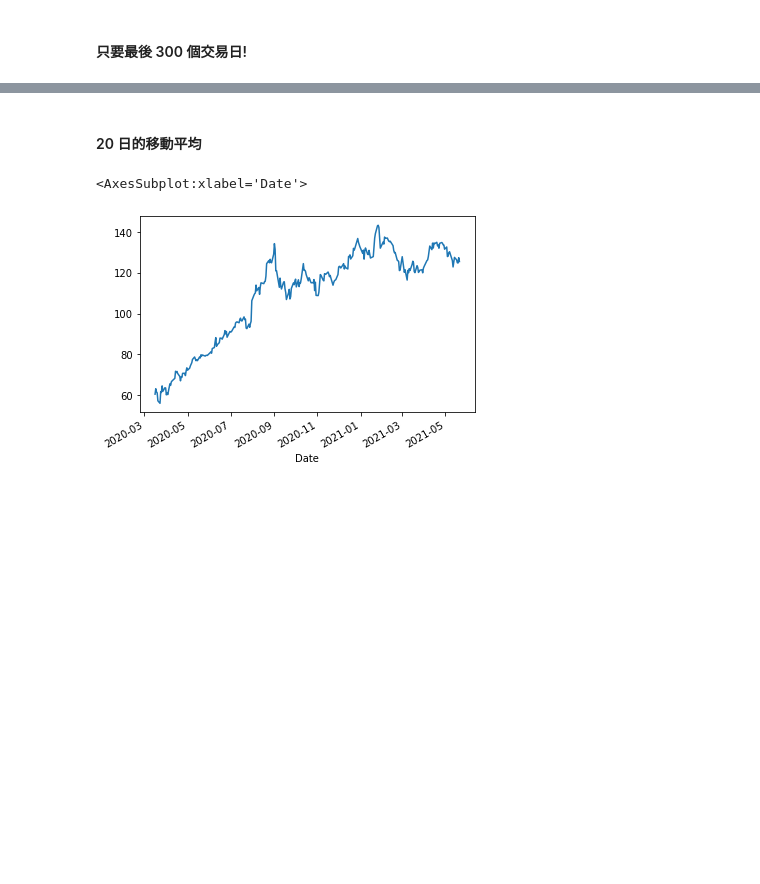
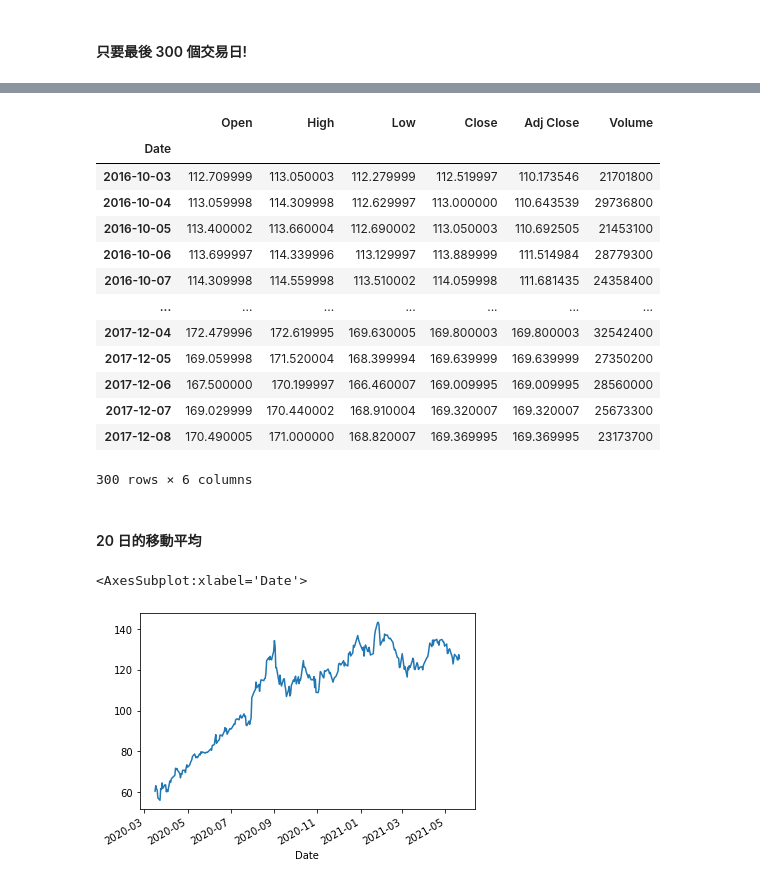
Before and after one commit to nelsonchchang/IMLP, a Jupyter notebook: Unit02/2.2.2_Pandas數據分析.ipynb, the cells around one changed output, grey strips where cells are left out. Saved outputs shown, nothing was run; the diff lists cells and outputs as text; code cells hidden in the pictures; blank space fills up the shorter version.

```diff
--- a/Unit02/2.2.2_Pandas數據分析.ipynb
+++ b/Unit02/2.2.2_Pandas數據分析.ipynb
@@ -327,3 +332,3 @@ df = pdr.get_data_yahoo('AAPL')
 # %%
 # 為防止網路有問題, 我們把這個檔案以 aapl.csv 存起來, 可以這樣讀入。
-# df = pd.read_csv('data/aapl.csv', index_col="Date")
+df = pd.read_csv('/content/drive/MyDrive/Python ML/Unit02/data/aapl.csv', index_col="Date")
@@ -357,3 +347,21 @@ df = pdr.get_data_yahoo('AAPL')
+# %%
+df = df[-300:]
+df
+# %% [output]
+|  | Open | High | Low | Close | Adj Close | Volume |
+| Date |  |  |  |  |  |  |
+| 2016-10-03 | 112.709999 | 113.050003 | 112.279999 | 112.519997 | 110.173546 | 21701800 |
+| 2016-10-04 | 113.059998 | 114.309998 | 112.629997 | 113.000000 | 110.643539 | 29736800 |
+| 2016-10-05 | 113.400002 | 113.660004 | 112.690002 | 113.050003 | 110.692505 | 21453100 |
+| 2016-10-06 | 113.699997 | 114.339996 | 113.129997 | 113.889999 | 111.514984 | 28779300 |
+| 2016-10-07 | 114.309998 | 114.559998 | 113.510002 | 114.059998 | 111.681435 | 24358400 |
+| ... | ... | ... | ... | ... | ... | ... |
+| 2017-12-04 | 172.479996 | 172.619995 | 169.630005 | 169.800003 | 169.800003 | 32542400 |
+| 2017-12-05 | 169.059998 | 171.520004 | 168.399994 | 169.639999 | 169.639999 | 27350200 |
+| 2017-12-06 | 167.500000 | 170.199997 | 166.460007 | 169.009995 | 169.009995 | 28560000 |
+| 2017-12-07 | 169.029999 | 170.440002 | 168.910004 | 169.320007 | 169.320007 | 25673300 |
+| 2017-12-08 | 170.490005 | 171.000000 | 168.820007 | 169.369995 | 169.369995 | 23173700 |
+300 rows × 6 columns
 # %% [markdown]
 #### 20 日的移動平均
 # %%
```
Also changed, not shown: parts of 5 cells of this notebook.
